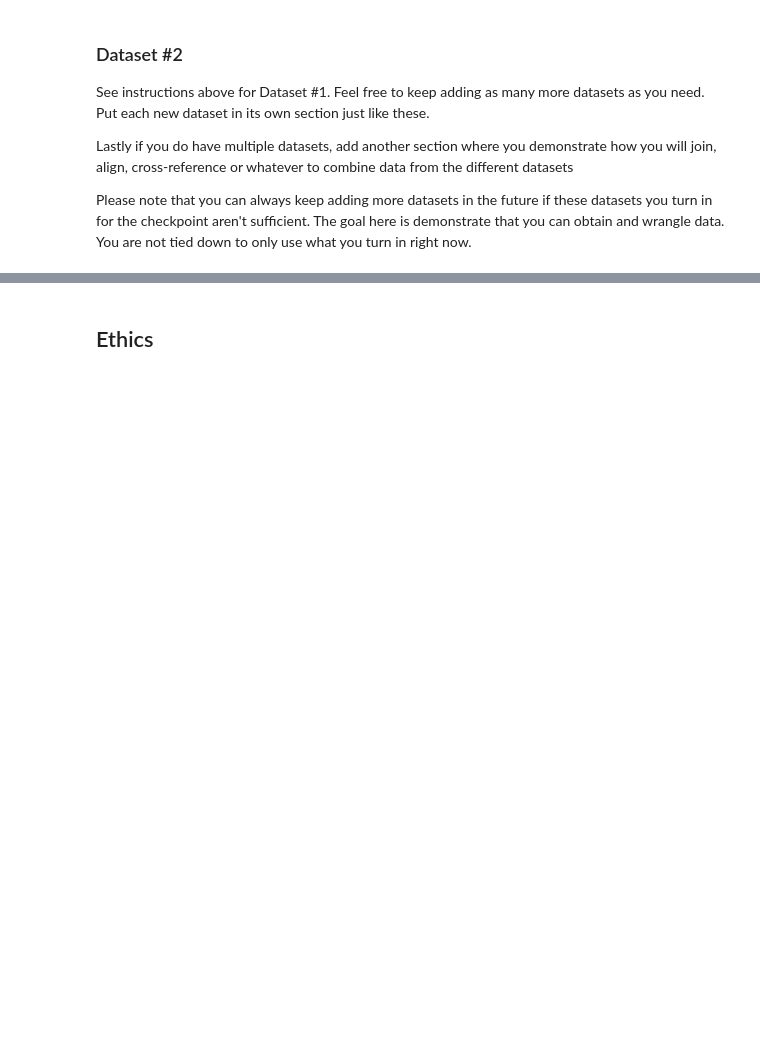
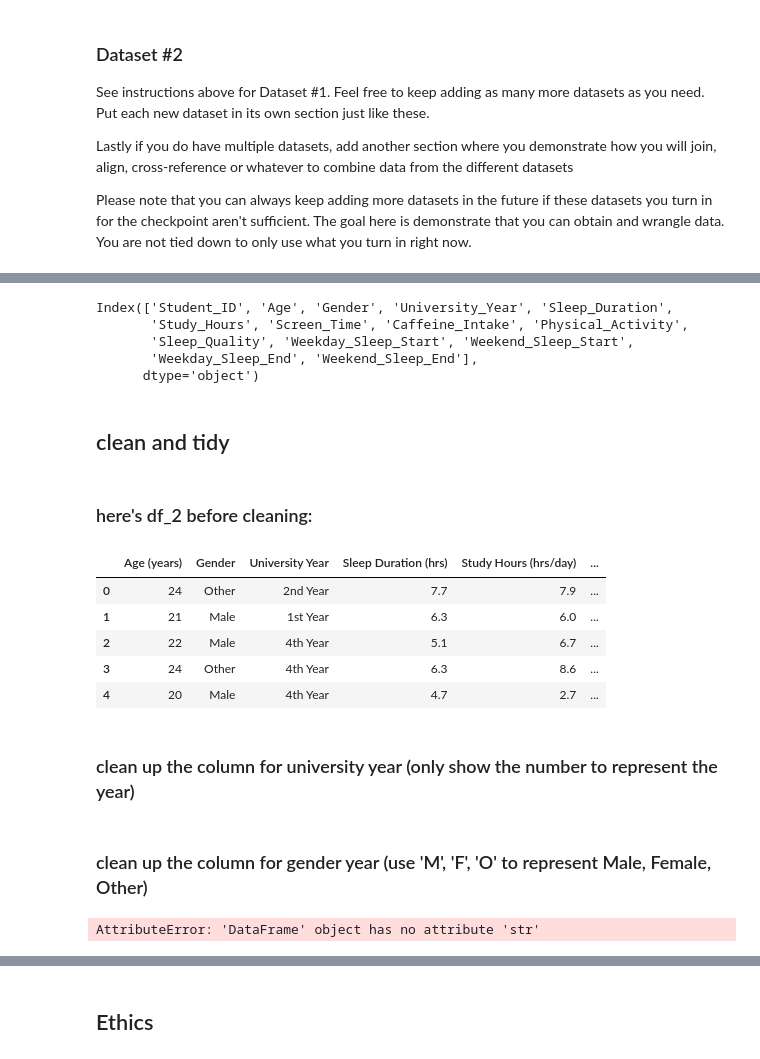
Before and after one commit to sbui056/student-sleep-performance, a Jupyter notebook: 01-DataCheckpoint.ipynb, the cells around one changed output, grey strips where cells are left out. Cells and saved outputs as stored; diff of their text form; code cells hidden in the pictures; blank space fills up the shorter version.

```diff
--- a/01-DataCheckpoint.ipynb
+++ b/01-DataCheckpoint.ipynb
@@ -316,0 +525,21 @@ Please note that you can always keep adding more datasets in the future if these
+# %%
+df_2.columns
+# %% [output]
+Index(['Student_ID', 'Age', 'Gender', 'University_Year', 'Sleep_Duration',
+       'Study_Hours', 'Screen_Time', 'Caffeine_Intake', 'Physical_Activity',
+       'Sleep_Quality', 'Weekday_Sleep_Start', 'Weekend_Sleep_Start',
+       'Weekday_Sleep_End', 'Weekend_Sleep_End'],
+      dtype='object')
+# %% [markdown]
+## clean and tidy
+# %% [markdown]
+### here's df_2 before cleaning:
+# %%
+df_2.head()
+# %% [output]
+|  | Age (years) | Gender | University Year | Sleep Duration (hrs) | Study Hours (hrs/day) | ... |
+| 0 | 24 | Other | 2nd Year | 7.7 | 7.9 | ... |
+| 1 | 21 | Male | 1st Year | 6.3 | 6.0 | ... |
+| 2 | 22 | Male | 4th Year | 5.1 | 6.7 | ... |
+| 3 | 24 | Other | 4th Year | 6.3 | 8.6 | ... |
+| 4 | 20 | Male | 4th Year | 4.7 | 2.7 | ... |
@@ -316,0 +565,8 @@ Please note that you can always keep adding more datasets in the future if these
+# %% [markdown]
+### clean up the column for university year (only show the number to represent the year)
+# %% [markdown]
+### clean up the column for gender year (use 'M', 'F', 'O' to represent Male, Female, Other)
+# %%
+df_2['University Year'] = df_2['University Year'].str.extract('(\d+)').astype(int)
+# %% [output]
+AttributeError: 'DataFrame' object has no attribute 'str'
```
Also changed, not shown: parts of 29 cells of this notebook, 3 other files.
